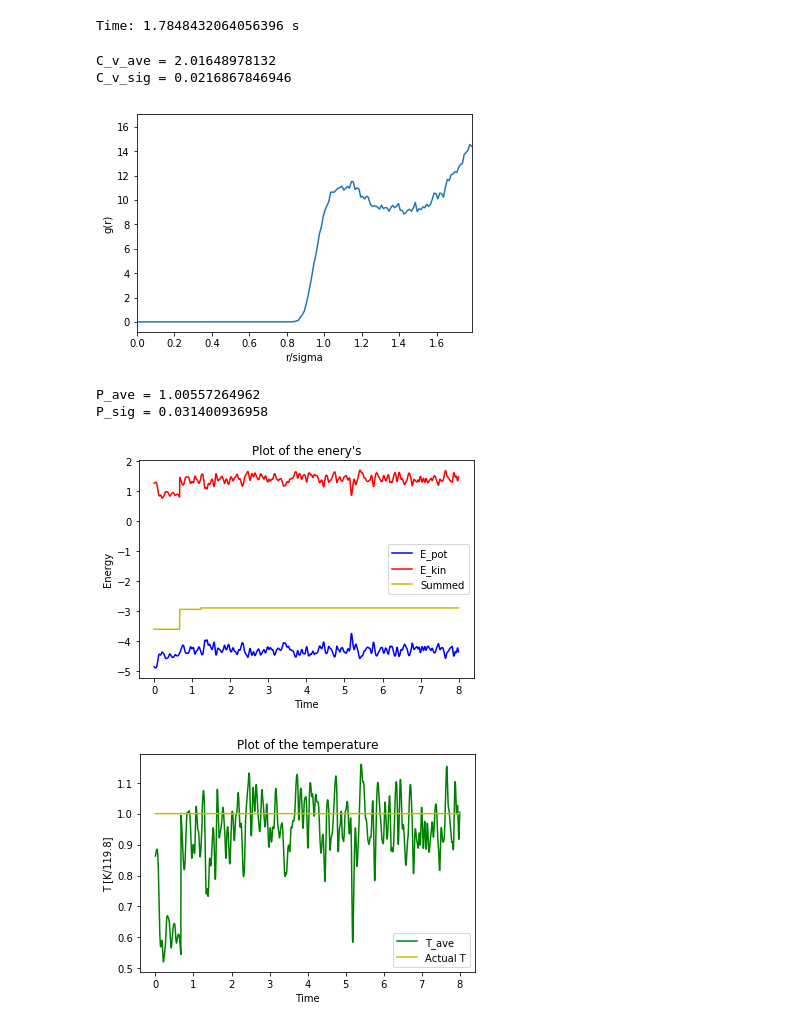
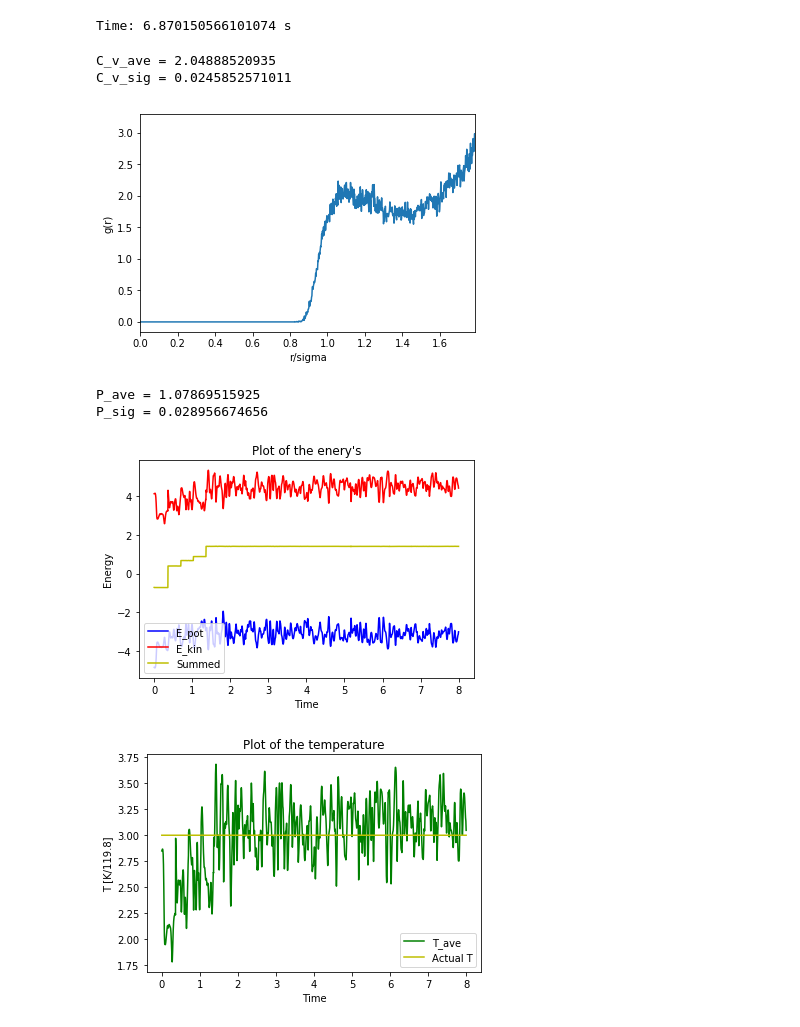
Before and after one commit to VHeusinkveld/Argon_Atom_Simulation-CP1, a Jupyter notebook: main_file.ipynb, the cells around one changed output. Cells and saved outputs as stored; diff of their text form; code cells hidden in the pictures.

```diff
--- a/main_file.ipynb
+++ b/main_file.ipynb
@@ -109,7 +109,7 @@ def particle_dist(L, N, x, dim):
     dim: int
         Number of dimensions
     """
-    # Calcolate distances to NN
+    # Calculate distances to NN
     r = np.zeros((N,N),dtype=float)
     delta_tot = np.zeros((dim,N,N),dtype=float)
     NN_max_dist = L/2
@@ -144,8 +144,9 @@ def pot_and_force(delta_tot, r, dim, N):
     # Potentials and Forces
     F = np.zeros((dim,N,N),dtype=float)
     U = sum(pot_LJ_dl(r).sum(axis=1))
+    Force_grad = -grad_pot_LJ_dl(r)
     for i in range(dim):
-        F[i] = -grad_pot_LJ_dl(r)*delta_tot[i]/r
+        F[i] = Force_grad*delta_tot[i]/r
 
     F_sum = F.sum(axis=1)
     return F_sum, U
@@ -237,7 +238,7 @@ T = 3 # Kelvin /119.8
 density = 0.7
 
 # Initial positions
-unit_power = 2
+unit_power = 3
 unit_cells = unit_power**3
 N_unit = 4 # 4 partciles per unit cell
 unit_size = (N_unit/density)**(1/3)
@@ -315,7 +316,7 @@ for i, t in enumerate(t_range):
 end_time = time.time()
 print('Time:', end_time - start_time, 's')
 # %% [output]
-Time: 1.7848432064056396 s
+Time: 6.870150566101074 s
 # %%
 # Bootstrapping
 def btstrp_rnd_gen(trials, i, last_renorm_time):
@@ -349,28 +342,29 @@ print('C_v_sig =', C_v_sig)
 #plt.plot(range(trials),C_v)
 #plt.show()
 # %% [output]
-C_v_ave = 2.01648978132
-C_v_sig = 0.0216867846946
+C_v_ave = 2.04888520935
+C_v_sig = 0.0245852571011
 # %%
 # auto correlation
+from scipy import interpolate
 trials = 1 #bootstrapping not needed?!?
 btstrp_seq = btstrp_rnd_gen(trials, i, last_renorm_time)
 
-bin_number = int(100*L)
+bin_number = int(500*L)
 hist_tot = np.zeros(bin_number-1,dtype=int)
 for j in range(trials):
     diff_subset = differ[btstrp_seq[j]]
     hist, bin_edges = np.histogram(diff_subset[diff_subset!=np.inf], bins = np.linspace(0,L,bin_number))
     hist_tot += hist
 
 hist_tot = hist_tot/trials/(N*(N-1))
 plt.plot(bin_edges[:-1],hist_tot)
 plt.xlim([0,L/2])
 plt.ylabel('g(r)')
 plt.xlabel('r/sigma')
 plt.show()
 # %% [output]
-[figure, old version]
+[figure, new version]
 # %%
 # Pressure determination (dimensionless version)
 
@@ -389,8 +383,8 @@ P_sig = np.sqrt((P**2).sum()/trials - P_ave**2)
 print('P_ave =', P_ave)
 print('P_sig =', P_sig)
 # %% [output]
-P_ave = 1.00557264962
-P_sig = 0.031400936958
+P_ave = 1.07869515925
+P_sig = 0.028956674656
 # %%
 # Plotting of energy and temperature
 
@@ -412,8 +406,8 @@ plt.xlabel('Time')
 plt.ylabel('T [K/119.8]')
 plt.show()
 # %% [output]
-[figure, old version]
+[figure, new version]
-[figure, old version]
+[figure, new version]
 # %%
 # Make an animation
 
```
Also changed, not shown: parts of 2 cells of this notebook.
